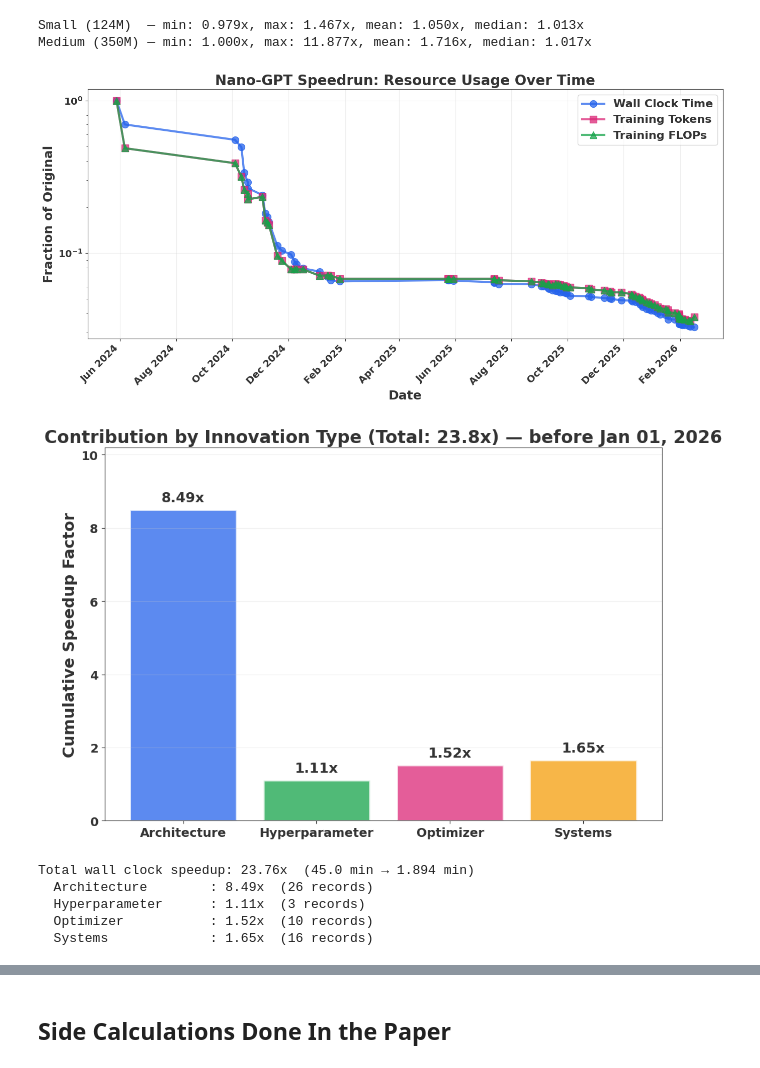
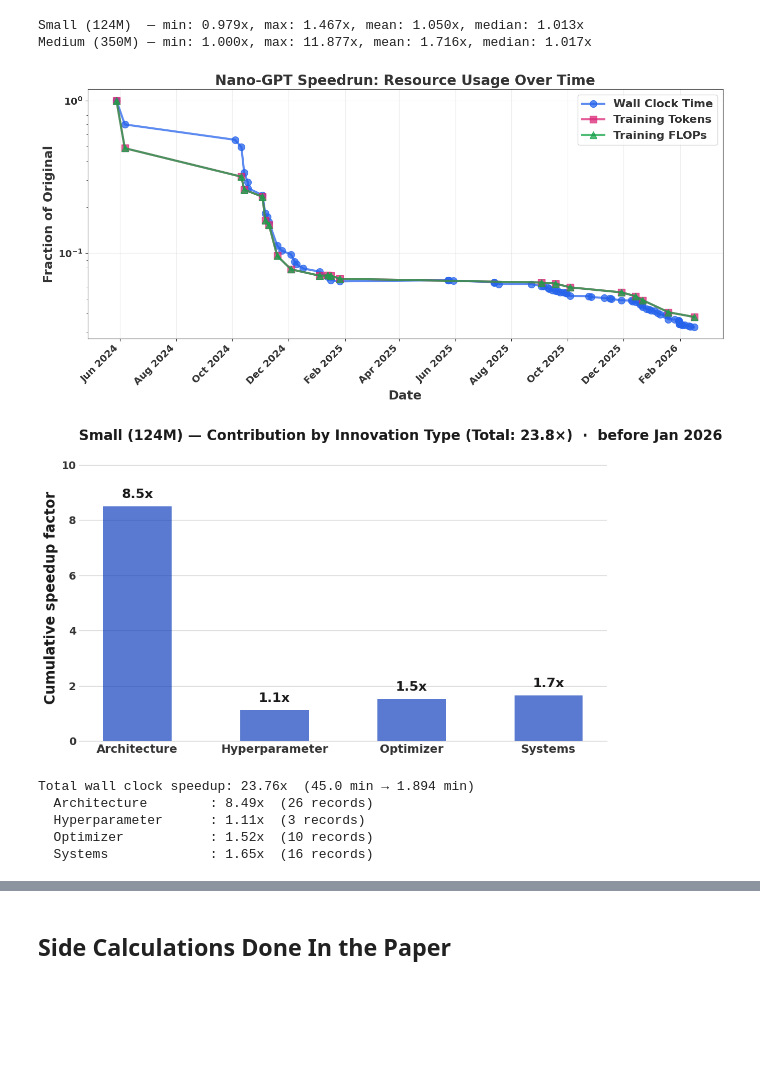
Before and after one commit to hansgundlach/SpeedRunAnalysis, a Jupyter notebook: graph_analysis.ipynb, the cells around one changed output, grey strips where cells are left out. Drawn from its saved outputs; the diff is of its cells as text; code cells hidden in the pictures; blank space fills up the shorter version.

```diff
--- a/graph_analysis.ipynb
+++ b/graph_analysis.ipynb
@@ -131,10 +131,13 @@ df_records["flop_frac"] = df_records["training_flops"] / df_records["training_fl
 df_records["token_frac"] = df_records["training_tokens_M"] / df_records["training_tokens_M"].iloc[0]
 df_records["time_frac"] = df_records["record_time_min"] / df_records["record_time_min"].iloc[0]
 
+df_tokens = df_records.dropna(subset=["training_tokens_M"])
+df_flops  = df_records.dropna(subset=["training_flops"])
+
 fig, ax = plt.subplots(figsize=(14, 7))
 ax.plot(df_records["date"], df_records["time_frac"], marker="o", markersize=10, linewidth=3, color="#2563eb", alpha=0.75, label="Wall Clock Time")
-ax.plot(df_records["date"], df_records["token_frac"], marker="s", markersize=10, linewidth=3, color="#db2777", alpha=0.75, label="Training Tokens")
-ax.plot(df_records["date"], df_records["flop_frac"], marker="^", markersize=10, linewidth=3, color="#16a34a", alpha=0.75, label="Training FLOPs")
+ax.plot(df_tokens["date"], df_tokens["token_frac"], marker="s", markersize=10, linewidth=3, color="#db2777", alpha=0.75, label="Training Tokens")
+ax.plot(df_flops["date"],  df_flops["flop_frac"],   marker="^", markersize=10, linewidth=3, color="#16a34a", alpha=0.75, label="Training FLOPs")
 ax.set_xlabel("Date", fontweight=800)
 ax.set_ylabel("Fraction of Original", fontweight=800)
 ax.set_title("Nano-GPT Speedrun: Resource Usage Over Time", fontweight=800)
@@ -150,7 +153,7 @@ plt.tight_layout()
 plt.savefig("figures/resource_usage_small.png", dpi=150, bbox_inches="tight")
 plt.show()
 # %% [output]
-[figure, old version]
+[figure, new version]
 # %%
 # Filter by date: set cutoff_date to limit analysis (None = no filter)
 cutoff_date = pd.Timestamp("2026-01-01")
@@ -162,47 +165,57 @@ labels = df_analysis["innovation_label"].values
 step_speedups = times[:-1] / times[1:]
 step_labels = labels[1:]
 
 categories = sorted(pd.unique(step_labels))
 colors = ["#2563eb", "#16a34a", "#db2777", "#f59e0b", "#8b5cf6"]
 colors = [colors[i % len(colors)] for i in range(len(categories))]
 
 category_total_speedup = {}
 for cat in categories:
     mask = step_labels == cat
     category_total_speedup[cat] = np.prod(step_speedups[mask])
 
 total_speedup = np.prod(step_speedups)
 
-fig, ax = plt.subplots(figsize=(10, 7))
 bar_heights = [category_total_speedup[c] for c in categories]
-bars = ax.bar(categories, bar_heights,
-              color=colors, alpha=0.75, edgecolor="white", linewidth=2)
 
-ax.set_ylim(0, max(bar_heights) * 1.2)
+fig, ax = plt.subplots(figsize=(10, 6))
+# color="#8eb4eb"  # previous color (light cornflower blue)
+bars = ax.bar(categories, bar_heights, color="#0033B8", alpha=0.65, edgecolor="none", width=0.5)
 
+ax.set_ylim(0, max(bar_heights) * 1.22)
 for bar, cat in zip(bars, categories):
-    ax.text(bar.get_x() + bar.get_width() / 2, bar.get_height() + 0.15,
-            f"{category_total_speedup[cat]:.2f}x",
-            ha="center", va="bottom", fontweight=800, fontsize=16)
+    ax.text(bar.get_x() + bar.get_width() / 2, bar.get_height() + max(bar_heights) * 0.025,
+            f"{category_total_speedup[cat]:.1f}x",
+            ha="center", va="bottom", fontweight=800, fontsize=16, color="#1a1a1a")
 
-ax.set_ylabel("Cumulative Speedup Factor", fontweight=800)
-title = f"Contribution by Innovation Type (Total: {total_speedup:.1f}x)"
-if cutoff_date is not None:
-    title += f" — before {cutoff_date.strftime('%b %d, %Y')}"
-ax.set_title(title, fontweight=800)
-ax.grid(True, axis="y", alpha=0.3, color="#cccccc")
+ax.spines["top"].set_visible(False)
+ax.spines["right"].set_visible(False)
+ax.spines["left"].set_visible(False)
+ax.spines["bottom"].set_color("#cccccc")
+
+ax.tick_params(axis="x", length=0, labelsize=14)
+ax.tick_params(axis="y", length=0, labelsize=13)
 for label in ax.get_xticklabels() + ax.get_yticklabels():
     label.set_fontweight(800)
+
+ax.set_ylabel("Cumulative speedup factor", fontsize=17, fontweight=800, color="#1a1a1a")
+ax.grid(True, axis="y", alpha=0.95, color="#cccccc", zorder=0)
+ax.set_axisbelow(True)
+
+title = f"Small (124M) — Contribution by Innovation Type (Total: {total_speedup:.1f}×)"
+if cutoff_date is not None:
+    title += f"  ·  before {cutoff_date.strftime('%b %Y')}"
+ax.set_title(title, fontsize=17, fontweight=800, color="#1a1a1a", loc="left", pad=18)
 plt.tight_layout()
 plt.savefig("figures/cumulative_speedup_small.png", dpi=150, bbox_inches="tight")
 plt.show()
 
 print(f"\nTotal wall clock speedup: {total_speedup:.2f}x  ({times[0]:.1f} min → {times[-1]:.3f} min)")
 for cat in categories:
     n = np.sum(step_labels == cat)
     print(f"  {cat:20s}: {category_total_speedup[cat]:.2f}x  ({n} records)")
 # %% [output]
-[figure, old version]
+[figure, new version]
 Total wall clock speedup: 23.76x  (45.0 min → 1.894 min)
   Architecture        : 8.49x  (26 records)
   Hyperparameter      : 1.11x  (3 records)
```
Also changed, not shown: parts of 6 cells of this notebook, 13 other files.
